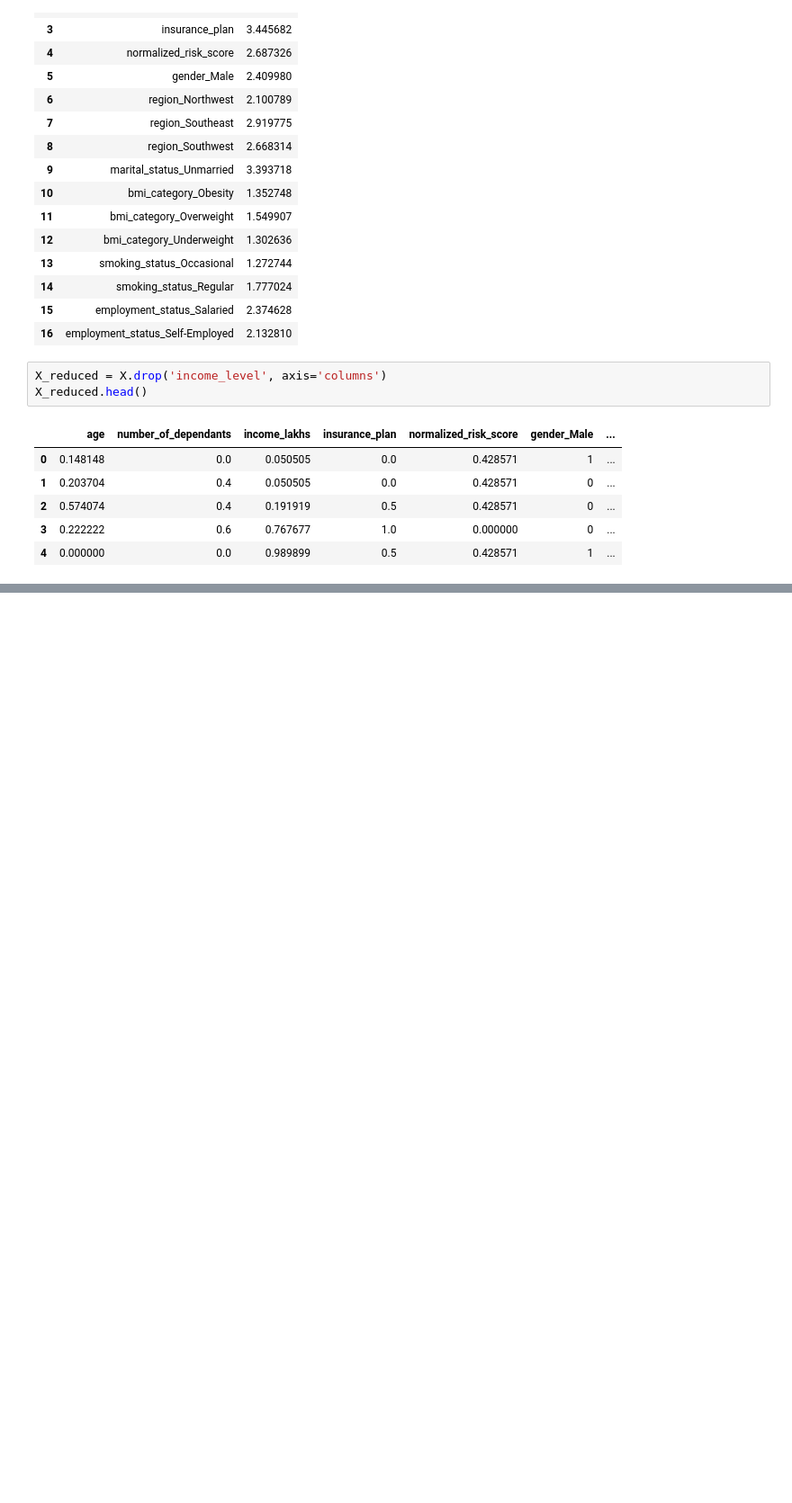
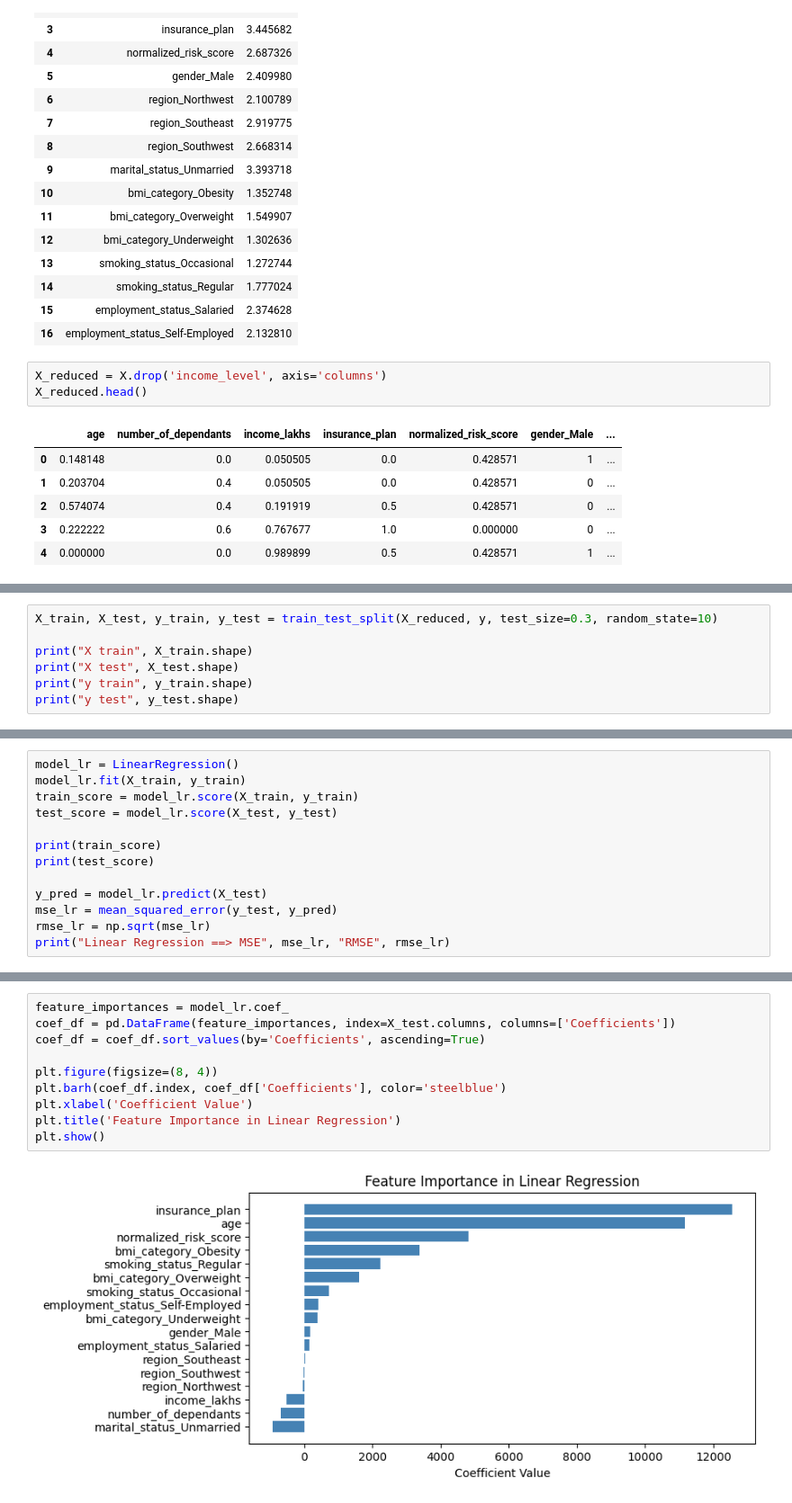
Before and after one commit to ali-liyakat/Healthcare_Premium_Prediction, a Jupyter notebook: premium_prediction.ipynb, the cells around one changed output, grey strips where cells are left out. Shown at 90% size. Cells and saved outputs as stored; diff of their text form; blank space fills up the shorter version.

Commit message:
Model training and Fine Tuning

```diff
--- a/premium_prediction.ipynb
+++ b/premium_prediction.ipynb
@@ -500,0 +503,7 @@ X_reduced.head()
+# %%
+X_train, X_test, y_train, y_test = train_test_split(X_reduced, y, test_size=0.3, random_state=10)
+
+print("X train", X_train.shape)
+print("X test", X_test.shape)
+print("y train", y_train.shape)
+print("y test", y_test.shape)
@@ -500,0 +517,13 @@ X_reduced.head()
+# %%
+model_lr = LinearRegression()
+model_lr.fit(X_train, y_train)
+train_score = model_lr.score(X_train, y_train)
+test_score = model_lr.score(X_test, y_test)
+
+print(train_score)
+print(test_score)
+
+y_pred = model_lr.predict(X_test)
+mse_lr = mean_squared_error(y_test, y_pred)
+rmse_lr = np.sqrt(mse_lr)
+print("Linear Regression ==> MSE", mse_lr, "RMSE", rmse_lr)
@@ -500,0 +546,12 @@ X_reduced.head()
+# %%
+feature_importances = model_lr.coef_
+coef_df = pd.DataFrame(feature_importances, index=X_test.columns, columns=['Coefficients'])
+coef_df = coef_df.sort_values(by='Coefficients', ascending=True)
+
+plt.figure(figsize=(8, 4))
+plt.barh(coef_df.index, coef_df['Coefficients'], color='steelblue')
+plt.xlabel('Coefficient Value')
+plt.title('Feature Importance in Linear Regression')
+plt.show()
+# %% [output]
+[figure, added]
```
Also changed, not shown: parts of 15 cells of this notebook.
